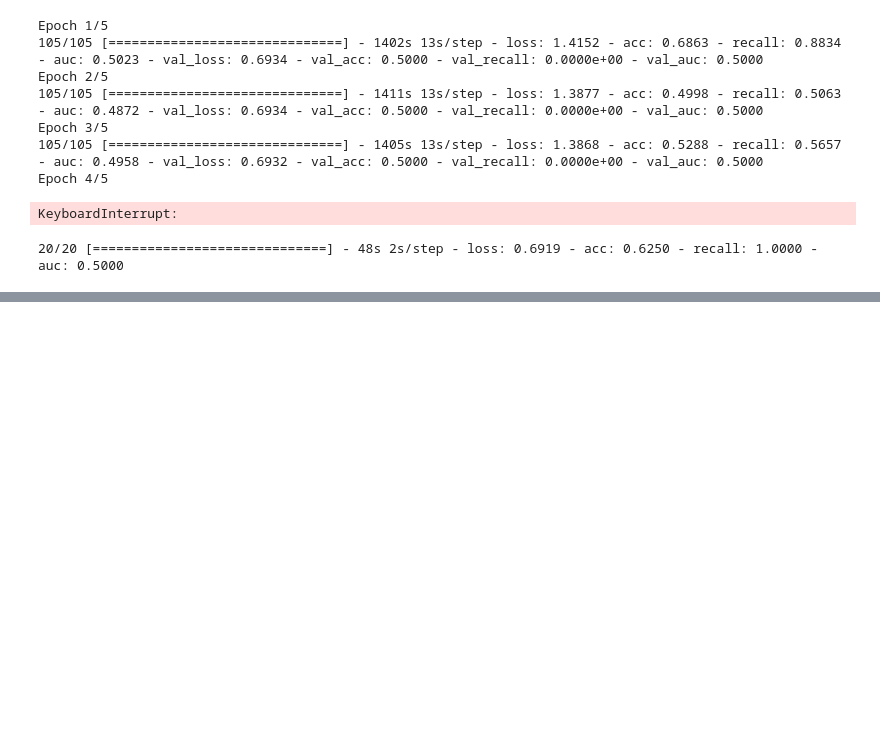
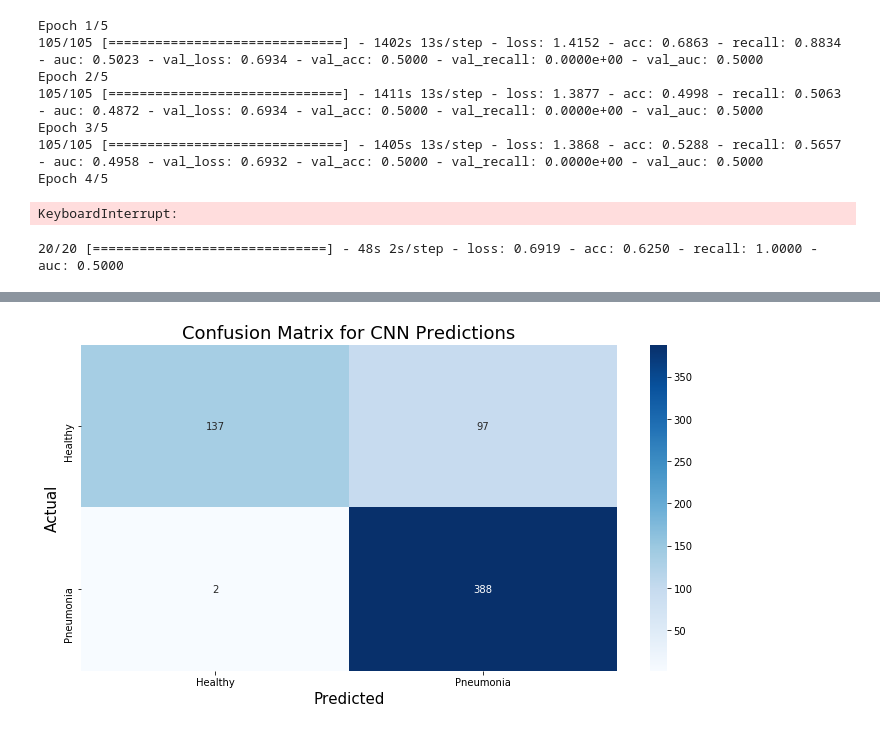
Before and after one commit to bagnine/Pnuemonia-image-classification, a Jupyter notebook: notebooks/EDA/NickEDA.ipynb, the cells around one changed output, grey strips where cells are left out. Drawn from its saved outputs; the diff is of its cells as text; code cells hidden in the pictures; blank space fills up the shorter version.

Commit message:
models, import py file

```diff
--- a/notebooks/EDA/NickEDA.ipynb
+++ b/notebooks/EDA/NickEDA.ipynb
@@ -47,6 +38,7 @@ def import_image(PATH, image_name):
     img_path = PATH + "/" + image_name
     # load file and return pil
     return image.load_img(img_path)
+
 def grayscale_and_resize(PIL, shape=(256,256), padding=False, grayscale=True):
     """
     This is the preprocessing function that will take the raw jpeg, gray scale it, resize it and
@@ -64,6 +56,7 @@ def grayscale_and_resize(PIL, shape=(256,256), padding=False, grayscale=True):
         else:
             resized_image_arr = img_to_array(PIL.resize(shape))
     return resized_image_arr
+
 def import_image_to_array(
          RELPATH,
          dir_names = ['train', 'test', 'val'],
@@ -127,8 +120,8 @@ def import_image_to_array(
                 # append to the image_dict with class flag
                 flag = 1
                 if sub_dir == 'NORMAL':
-                    flag = 0
-                image_dict[name].append((centered_array, flag))
+                     flag = 0
+                image_dict[name].append((image, centered_array, flag))
                 # if this is just a test case, break out of this loop so we get one from each class
                 if test == True:
                     break
@@ -158,10 +156,10 @@ Finished loading images from PNEUMONIA
 # %%
 #list comprehensions to split the imported data into train/test/val
-X_train = np.array([i[0] for i in images['train']])
-y_train = np.array([i[1] for i in images['train']])
+X_train = np.array([i[1] for i in images['train']])
+y_train = np.array([i[2] for i in images['train']])
 
-X_test = np.array([i[0] for i in images['test']])
-y_test = np.array([i[1] for i in images['test']])
+X_test = np.array([i[1] for i in images['test']])
+y_test = np.array([i[2] for i in images['test']])
 
-X_val = np.array([i[0] for i in images['val']])
-y_val = np.array([i[1] for i in images['val']])
+X_val = np.array([i[1] for i in images['val']])
+y_val = np.array([i[2] for i in images['val']])
@@ -729,6 +761,10 @@ x = layers.Dense(512, activation='relu')(x)
 # Add a dropout rate of 0.5
 x = layers.Dropout(0.5)(x)
 
+# Add a second fully connected layer with 256 hidden units and ReLU activation
+x = layers.Dense(256, activation='relu')(x)
+
+x = layers.Dropout(.3)(x)
 # Add a final sigmoid layer for classification
 x = layers.Dense(1, activation='sigmoid')(x)
 
@@ -764,0 +801,6 @@ results_test = model.evaluate(X_test, y_test)
+# %%
+predictions = get_labels(model, X_test, 0.5)
+# %%
+graphs.plot_cmatrix(y_test, predictions)
+# %% [output]
+[figure, added]
```
Also changed, not shown: parts of 18 cells of this notebook, 1 other file.
